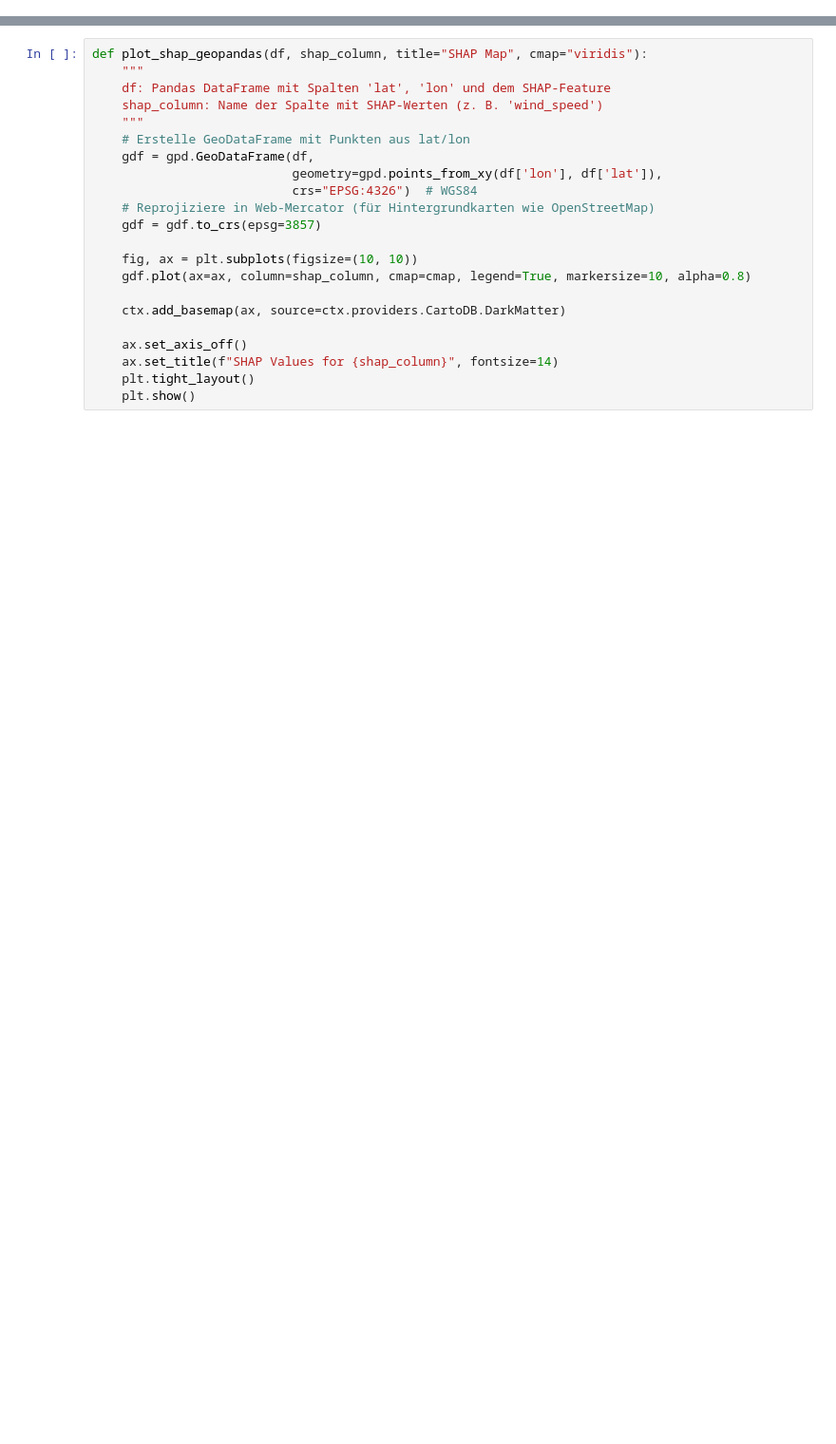
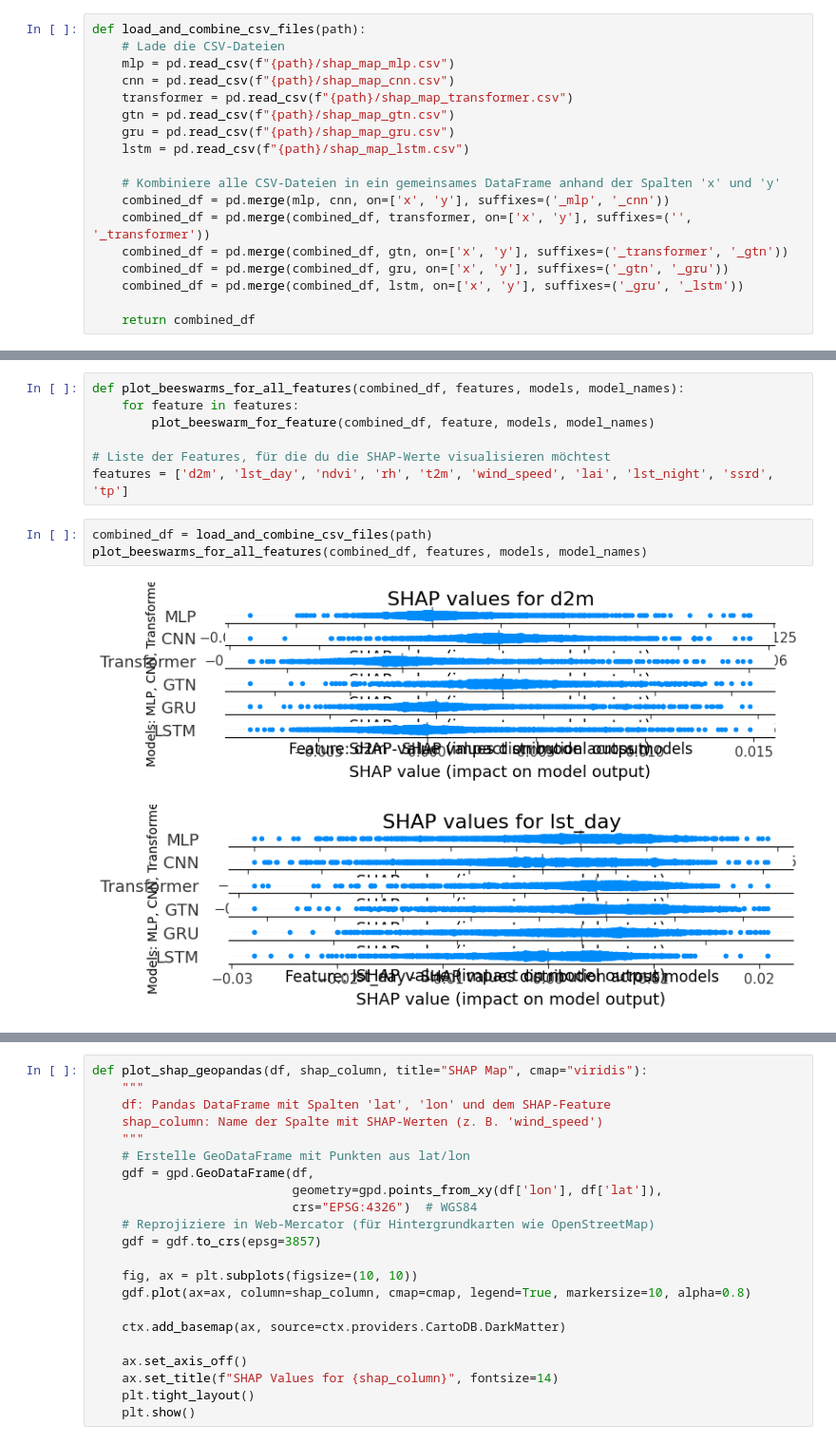
Before and after one commit to paulinebecker2002/mesogeos, a Jupyter notebook: outputs/shap_ig_plots.ipynb, the cells around one changed output, grey strips where cells are left out. Shown: that part at 95% size. Cells and saved outputs as stored; diff of their text form; blank space fills up the shorter version.

```diff
--- a/outputs/shap_ig_plots.ipynb
+++ b/outputs/shap_ig_plots.ipynb
@@ -13,0 +34,18 @@ file = "shap_map_transformer.csv"
+# %%
+def load_and_combine_csv_files(path):
+    # Lade die CSV-Dateien
+    mlp = pd.read_csv(f"{path}/shap_map_mlp.csv")
+    cnn = pd.read_csv(f"{path}/shap_map_cnn.csv")
+    transformer = pd.read_csv(f"{path}/shap_map_transformer.csv")
+    gtn = pd.read_csv(f"{path}/shap_map_gtn.csv")
+    gru = pd.read_csv(f"{path}/shap_map_gru.csv")
+    lstm = pd.read_csv(f"{path}/shap_map_lstm.csv")
+
+    # Kombiniere alle CSV-Dateien in ein gemeinsames DataFrame anhand der Spalten 'x' und 'y'
+    combined_df = pd.merge(mlp, cnn, on=['x', 'y'], suffixes=('_mlp', '_cnn'))
+    combined_df = pd.merge(combined_df, transformer, on=['x', 'y'], suffixes=('', '_transformer'))
+    combined_df = pd.merge(combined_df, gtn, on=['x', 'y'], suffixes=('_transformer', '_gtn'))
+    combined_df = pd.merge(combined_df, gru, on=['x', 'y'], suffixes=('_gtn', '_gru'))
+    combined_df = pd.merge(combined_df, lstm, on=['x', 'y'], suffixes=('_gru', '_lstm'))
+
+    return combined_df
@@ -13,0 +99,13 @@ file = "shap_map_transformer.csv"
+# %%
+def plot_beeswarms_for_all_features(combined_df, features, models, model_names):
+    for feature in features:
+        plot_beeswarm_for_feature(combined_df, feature, models, model_names)
+
+# Liste der Features, für die du die SHAP-Werte visualisieren möchtest
+features = ['d2m', 'lst_day', 'ndvi', 'rh', 't2m', 'wind_speed', 'lai', 'lst_night', 'ssrd', 'tp']
+# %%
+combined_df = load_and_combine_csv_files(path)
+plot_beeswarms_for_all_features(combined_df, features, models, model_names)
+# %% [output]
+[figure, added]
+[figure, added]
```
Also changed, not shown: parts of 7 cells of this notebook, 18 other files.
